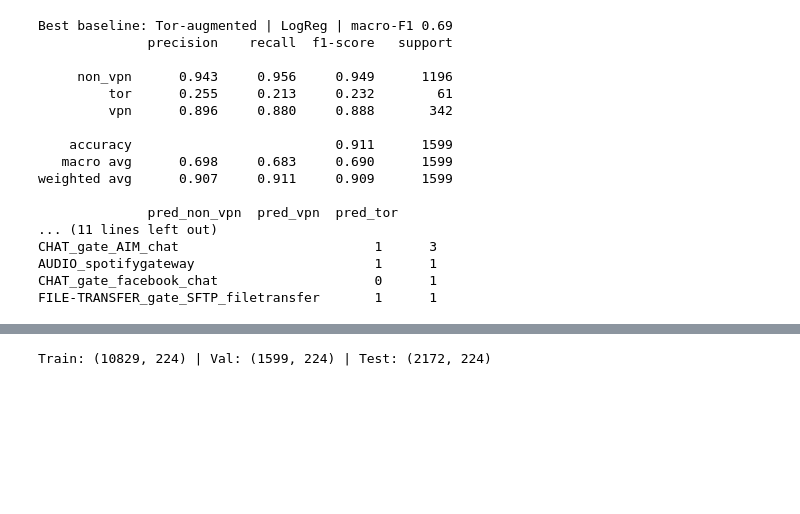
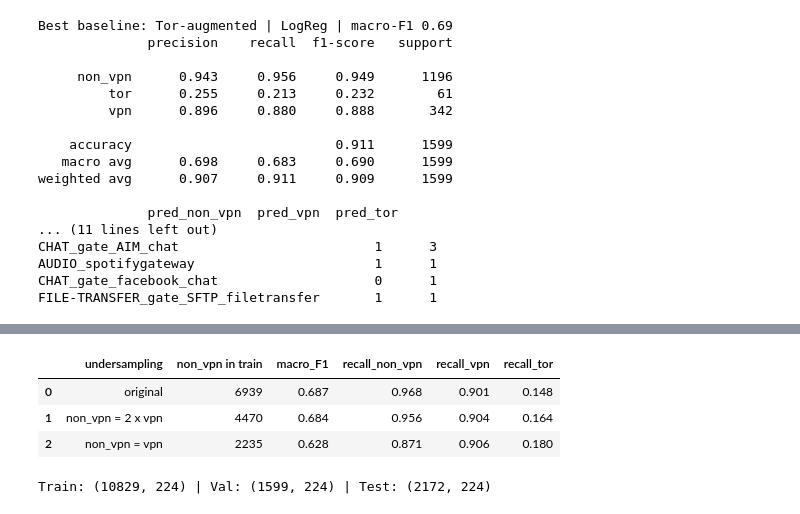
Before and after one commit to ZhiSherng/encrypted_traffic_classification, a Jupyter notebook: eda_cleaning.ipynb, the cells around one changed output, grey strips where cells are left out. Drawn from its saved outputs; the diff is of its cells as text; code cells hidden in the pictures; blank space fills up the shorter version.

Commit message:
Added  LR test-set evaluation and undersampling experiment cells

```diff
--- a/eda_cleaning.ipynb
+++ b/eda_cleaning.ipynb
@@ -1161,3 +1161,22 @@ CHAT_gate_AIM_chat                         1      3
 AUDIO_spotifygateway                       1      1
 CHAT_gate_facebook_chat                    0      1
 FILE-TRANSFER_gate_SFTP_filetransfer       1      1
+# %%
+# =====================================================================
+# BASELINE ON THE TEST SET (best config: Tor-augmented, no class weights)
+# =====================================================================
+Xtr_s, Xte_s = prep(X_train_aug, X_test)
+pt = LogisticRegression(max_iter=5000).fit(Xtr_s, y_train_aug).predict(Xte_s)
+print("LR test macro-F1:", round(f1_score(y_test, pt, average="macro"), 3),
+      "| accuracy:", round(accuracy_score(y_test, pt), 3))
+print(classification_report(y_test, pt, digits=3, zero_division=0))
+print(pd.DataFrame(confusion_matrix(y_test, pt, labels=labels),
+                   index=[f"true_{l}" for l in labels], columns=[f"pred_{l}" for l in labels]))
+
+# same config trained on train + val (matches how the tuned LSTM was trained)
+X_tv = pd.concat([X_train_aug, X_val.reset_index(drop=True)], ignore_index=True)
+y_tv = pd.concat([pd.Series(np.asarray(y_train_aug)), pd.Series(np.asarray(y_val))], ignore_index=True)
+Xtv_s, Xte_s2 = prep(X_tv, X_test)
+pt2 = LogisticRegression(max_iter=5000).fit(Xtv_s, y_tv).predict(Xte_s2)
+print("\nLR (train + val) test macro-F1:", round(f1_score(y_test, pt2, average="macro"), 3))
+print(classification_report(y_test, pt2, digits=3, zero_division=0))
@@ -1164,3 +1201,39 @@ FILE-TRANSFER_gate_SFTP_filetransfer       1      1
+# %%
+# =====================================================================
+# UNDERSAMPLING EXPERIMENT: LR, no class weights, final 5s setup
+# Training set only; validation set untouched
+# =====================================================================
+train_df = df_capped.iloc[train_idx]
+n_vpn = (train_df["network_type"] == "vpn").sum()
+
+def undersample_nonvpn(df, target, seed=4266):
+    """Keep `target` non-VPN flows; each stream gets an equal chance. Other classes untouched."""
+    nv = df[df["network_type"] == "non_vpn"]
+    if target >= len(nv):
+        return df
+    w = 1 / nv["stream_id"].map(nv["stream_id"].value_counts())
+    keep = nv.sample(target, weights=w, random_state=seed)
+    return pd.concat([keep, df[df["network_type"] != "non_vpn"]])
+
+rows_us = []
+for name, target in {"original": len(train_df),
+                     "non_vpn = 2 x vpn": 2 * n_vpn,
+                     "non_vpn = vpn": n_vpn}.items():
+    tr = undersample_nonvpn(train_df, target)
+    Xtr_s, Xva_s = prep(tr[feature_cols], X_val)
+    pu = LogisticRegression(max_iter=5000).fit(Xtr_s, tr["network_type"]).predict(Xva_s)
+    r = recall_score(y_val, pu, labels=labels, average=None, zero_division=0)
+    rows_us.append({"undersampling": name,
+                    "non_vpn in train": int((tr["network_type"] == "non_vpn").sum()),
+                    "macro_F1": f1_score(y_val, pu, average="macro"),
+                    "recall_non_vpn": r[0], "recall_vpn": r[1], "recall_tor": r[2]})
+
+display(pd.DataFrame(rows_us).round(3))
+# %% [output]
+|  | undersampling | non_vpn in train | macro_F1 | recall_non_vpn | recall_vpn | recall_tor |
+| 0 | original | 6939 | 0.687 | 0.968 | 0.901 | 0.148 |
+| 1 | non_vpn = 2 x vpn | 4470 | 0.684 | 0.956 | 0.904 | 0.164 |
+| 2 | non_vpn = vpn | 2235 | 0.628 | 0.871 | 0.906 | 0.180 |
 # %%
 #scale to fit on train set only.
 from sklearn.preprocessing import StandardScaler
```
Also changed, not shown: parts of 1 cell of this notebook.
